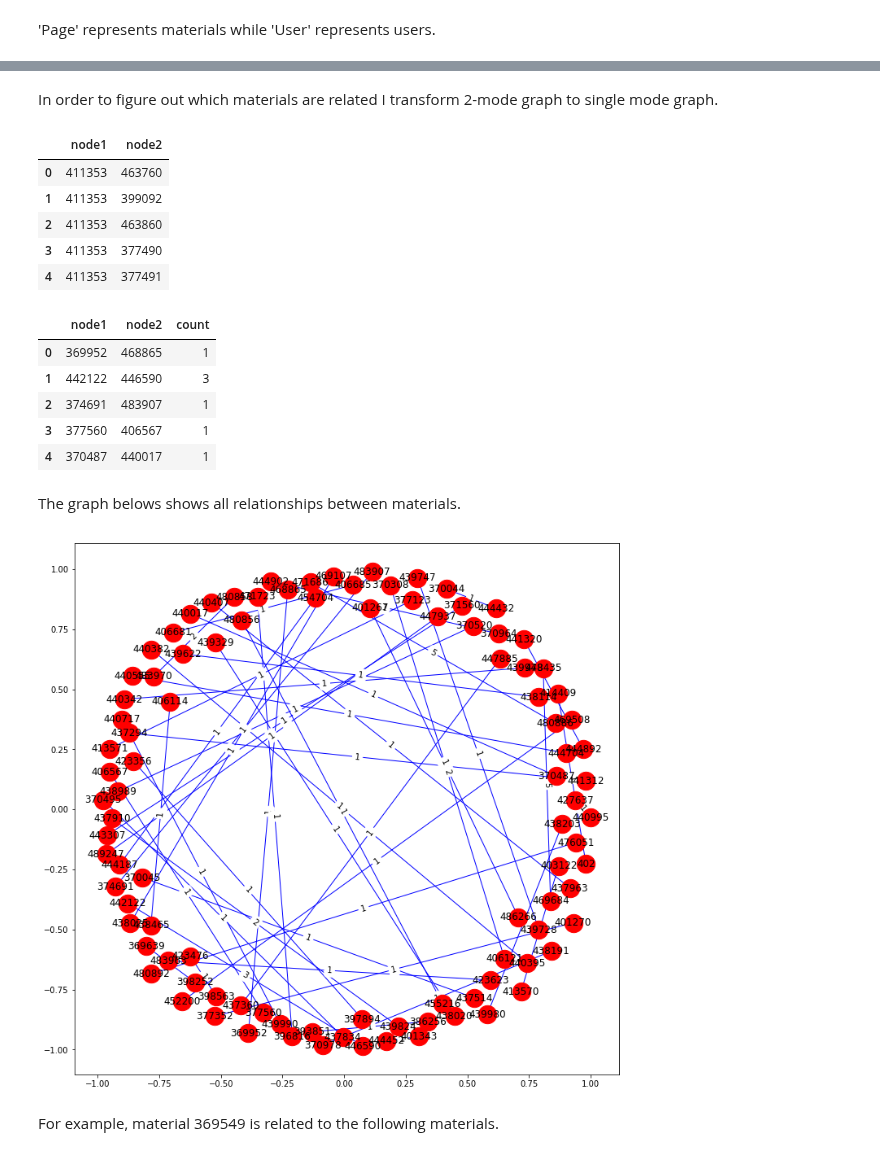
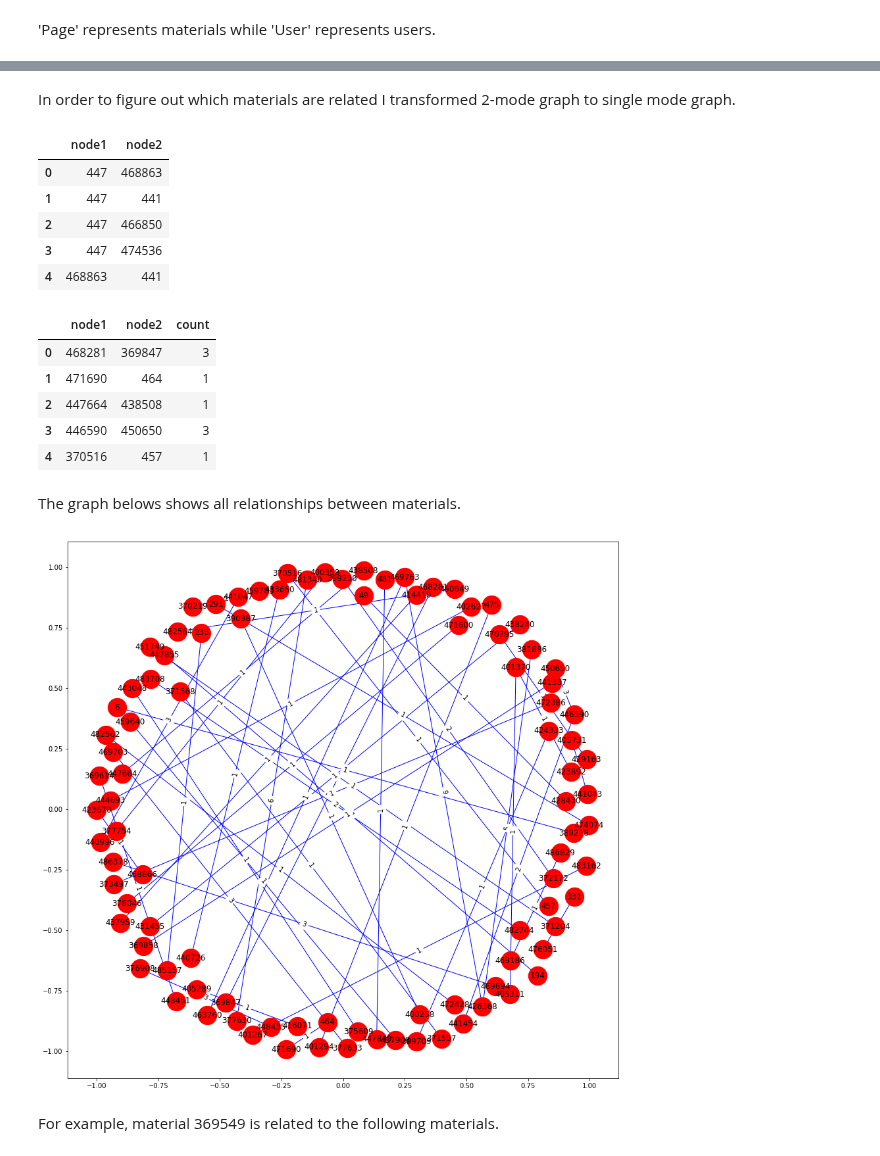
Before and after one commit to olga0503/DATA-620, a Jupyter notebook: Final_Project.ipynb, the cells around one changed output, grey strips where cells are left out. Cells and saved outputs as stored; diff of their text form; code cells hidden in the pictures.

```diff
--- a/Final_Project.ipynb
+++ b/Final_Project.ipynb
@@ -308,5 +310,5 @@ users.head()
 # %%
 views_by_user= pd.merge(views_by_user,users, how = 'left', on = 'User')
-views_by_user = views_by_user[['Page','User_renamed','Unique Pageviews']]
+views_by_user = views_by_user[['Page','User_renamed']]
 views_by_user.head()
 # %% [output]
@@ -323,8 +325,8 @@ The graph below shows the relationships between users and materials.  Red nodes
 G = nx.Graph()
 
 #add nodes with the node attribute "bipartite"
-doc = set(downloads_user[:50]['User_renamed'])
-user = set(downloads_user[:50]['Event Label'])
+doc = set(views_by_user[:50]['User_renamed'])
+user = set(views_by_user[:50]['Page'])
 
 G.add_nodes_from(doc, bipartite=0)
 G.add_nodes_from(user, bipartite=1)
@@ -332,7 +334,7 @@ G.add_nodes_from(user, bipartite=1)
 #add edges
 edges = list()
 for row in range(0,50):
-    edge = (downloads_user.iloc[row]['User_renamed'], downloads_user.iloc[row]['Event Label'])
+    edge = (views_by_user.iloc[row]['User_renamed'], views_by_user.iloc[row]['Page'])
     edges.append(edge)
 
 G.add_edges_from(edges)
@@ -347,11 +349,11 @@ plt.figure(figsize = (15,15))
 #color users in red and materials in yellow
 color_map = []
 for node in G:
-    if node in downloads_user[:50]['User_renamed'].values:
+    if node in  views_by_user[:50]['User_renamed'].values:
         color_map.append('red')
     else: color_map.append('yellow')
 nx.draw_networkx_nodes(G, pos, cmap=plt.get_cmap('jet'),
-                       node_color = color_map, node_size = 200)
+                       node_color = color_map, node_size = 800)
 nx.draw_networkx_labels(G, pos)
 nx.draw_networkx_edges(G, pos, edge_color='b', arrows=True)
 
@@ -362,14 +364,14 @@ plt.show()
 # %% [markdown]
-In order to figure out which materials are related I transform 2-mode graph to single mode graph.
+In order to figure out which materials are related I transformed 2-mode graph to single mode graph.
 # %%
 #group by user
-g = downloads_user.groupby('User_renamed')
+g = views_by_user.groupby('User_renamed')
 
 #finds all combinations of two materials
 materials_pairs = []
 
-for user in set(downloads_user['User_renamed']):
-    materials_pairs += list(combinations(g.get_group(user)['Event Label'].values, 2))
+for user in set(views_by_user['User_renamed']):
+    materials_pairs += list(combinations(g.get_group(user)['Page'].values, 2))
 
 #find unique materials pairs
 pairs_set = set(materials_pairs)
@@ -378,11 +380,11 @@ materials_pairs = pd.DataFrame(materials_pairs,columns=['node1','node2'])
 materials_pairs.head()
 # %% [output]
 |  | node1 | node2 |
-| 0 | 411353 | 463760 |
-| 1 | 411353 | 399092 |
-| 2 | 411353 | 463860 |
-| 3 | 411353 | 377490 |
-| 4 | 411353 | 377491 |
+| 0 | 447 | 468863 |
+| 1 | 447 | 441 |
+| 2 | 447 | 466850 |
+| 3 | 447 | 474536 |
+| 4 | 468863 | 441 |
 # %%
 #group by pairs
 g = materials_pairs.groupby(['node1','node2'])
@@ -401,42 +403,42 @@ materials = pd.DataFrame(materials_pairs, columns=['node1','node2','count'])
 materials.head()
 # %% [output]
 |  | node1 | node2 | count |
-| 0 | 369952 | 468865 | 1 |
-| 1 | 442122 | 446590 | 3 |
-| 2 | 374691 | 483907 | 1 |
-| 3 | 377560 | 406567 | 1 |
-| 4 | 370487 | 440017 | 1 |
+| 0 | 468281 | 369847 | 3 |
+| 1 | 471690 | 464 | 1 |
+| 2 | 447664 | 438508 | 1 |
+| 3 | 446590 | 450650 | 3 |
+| 4 | 370516 | 457 | 1 |
 # %% [markdown]
 The graph belows shows all relationships between materials.
 # %%
 #create empty graph
 G = nx.Graph()
 
 #add nodes
 edges = materials[['node1','node2','count']][:50].values.tolist()
 
 #adds edges
 i=0
 for item in edges:
     G.add_edge(item[0],item[1],weight=item[2])
 
 #select layout
 pos = nx.spring_layout(G,k=10)
 
 #adjust size of th graph
-plt.figure(figsize = (12,12))
+plt.figure(figsize = (15,15))
 
 #pos=nx.get_node_attributes(G,'pos')
 nx.draw_networkx_nodes(G, pos, cmap=plt.get_cmap('jet'),
-                       node_color = 'r', node_size = 500)
+                       node_color = 'r', node_size = 800)
 
 labels = nx.get_edge_attributes(G,'weight')
 nx.draw_networkx_labels(G, pos)
 nx.draw_networkx_edges(G, pos, edge_color='b', arrows=True)
 
 nx.draw_networkx_edge_labels(G,pos,edge_labels=labels)
 
 #display graph
 plt.show()
 # %% [output]
-[figure, old version]
+[figure, new version]
```
Also changed, not shown: parts of 8 cells of this notebook.
